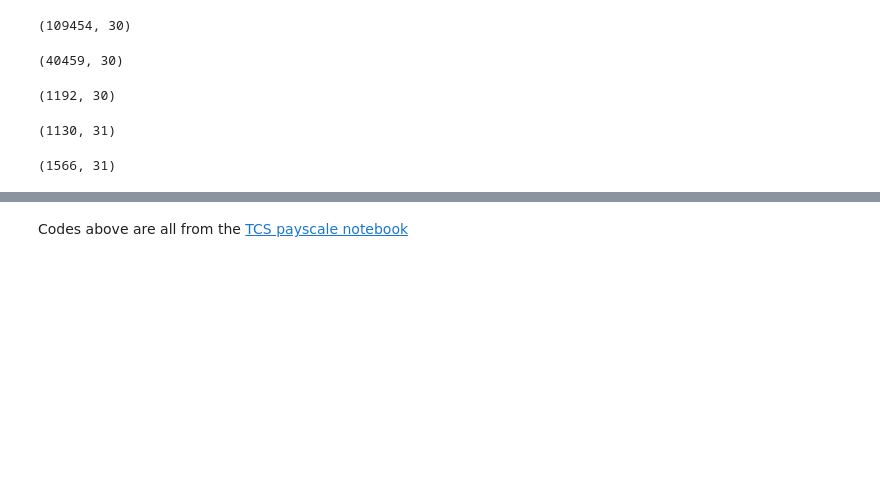
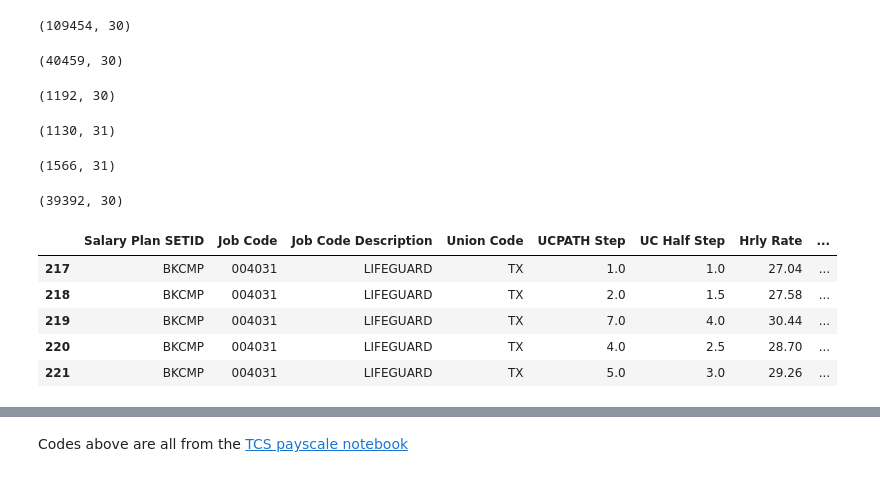
Before and after one commit to tougheye/Data_processing, a Jupyter notebook: accreted_title_step_prep.ipynb, the cells around one changed output, grey strips where cells are left out. Saved outputs shown, nothing was run; the diff lists cells and outputs as text; code cells hidden in the pictures; blank space fills up the shorter version.

```diff
--- a/accreted_title_step_prep.ipynb
+++ b/accreted_title_step_prep.ipynb
@@ -76,0 +85,5 @@ upte_represented_max_eff_date_df.shape
+# %%
+upte_represented_final_df = pd.concat([upte_represented_one_date_df, upte_represented_max_eff_date_df.drop('Date Count', axis=1)])
+upte_represented_final_df.shape
+# %% [output]
+(39392, 30)
@@ -76,0 +94,9 @@ upte_represented_max_eff_date_df.shape
+# %%
+upte_represented_job_codes_refined_df = upte_represented_final_df[cols_to_keep]
+# %% [output]
+|  | Salary Plan SETID | Job Code | Job Code Description | Union Code | UCPATH Step | UC Half Step | Hrly Rate | ... |
+| 217 | BKCMP | 004031 | LIFEGUARD | TX | 1.0 | 1.0 | 27.04 | ... |
+| 218 | BKCMP | 004031 | LIFEGUARD | TX | 2.0 | 1.5 | 27.58 | ... |
+| 219 | BKCMP | 004031 | LIFEGUARD | TX | 7.0 | 4.0 | 30.44 | ... |
+| 220 | BKCMP | 004031 | LIFEGUARD | TX | 4.0 | 2.5 | 28.70 | ... |
+| 221 | BKCMP | 004031 | LIFEGUARD | TX | 5.0 | 3.0 | 29.26 | ... |
```
Also changed, not shown: parts of 9 cells of this notebook.
